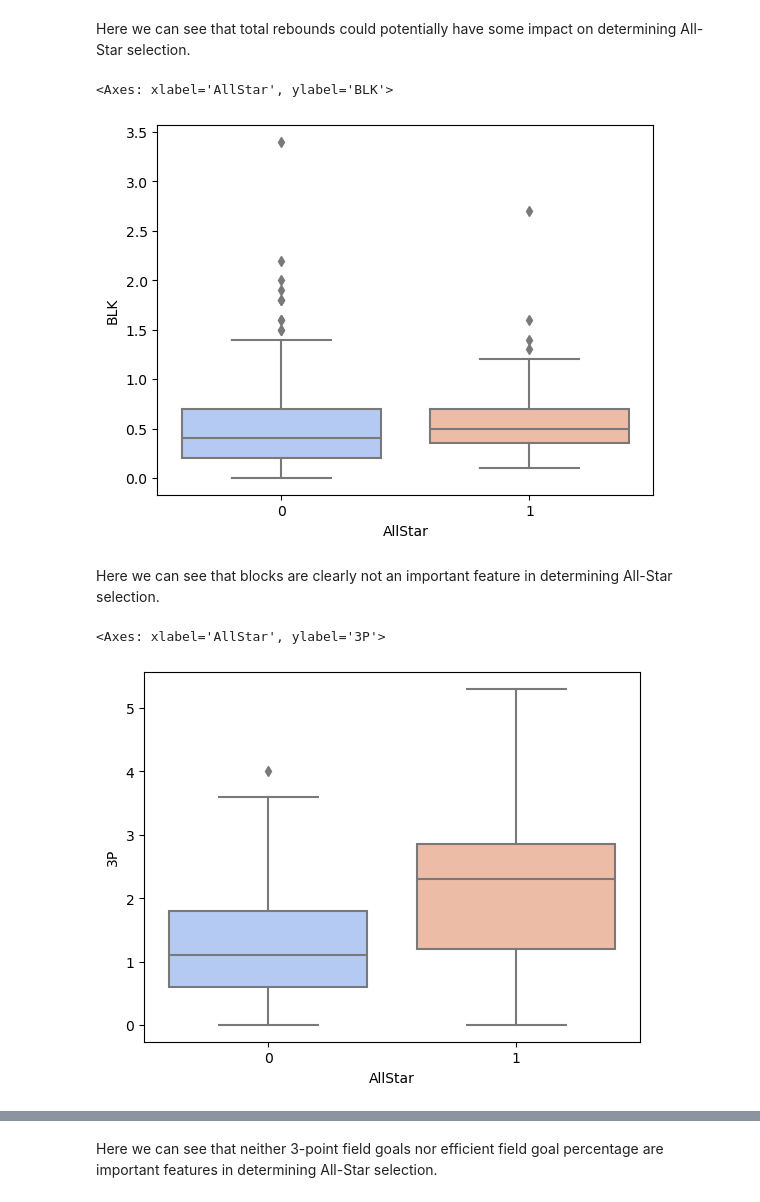
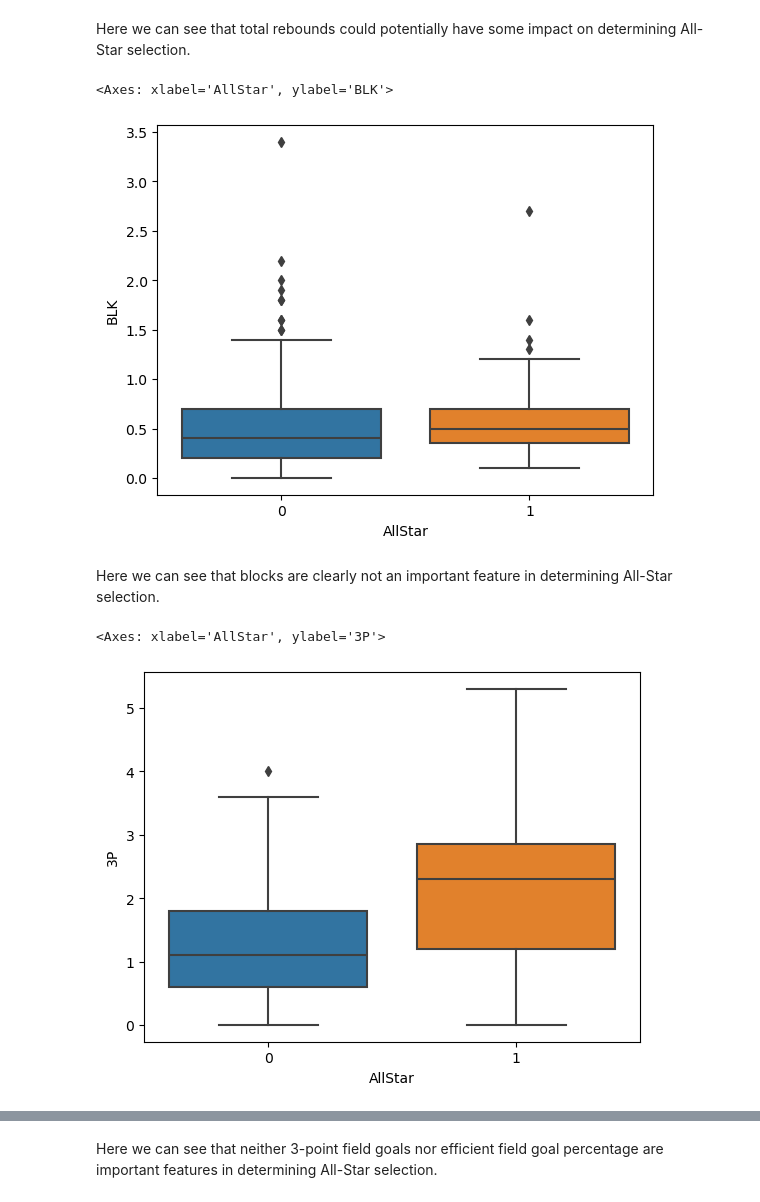
Before and after one commit to hamzatif/NBA-All-Stars, a Jupyter notebook: Project Workbook.ipynb, the cells around one changed output, grey strips where cells are left out. Saved outputs shown, nothing was run; the diff lists cells and outputs as text; code cells hidden in the pictures.

Commit message:
Did additional EDA, scaled features, trained 3 models on the data

```diff
--- a/Project Workbook.ipynb
+++ b/Project Workbook.ipynb
@@ -31,0 +58,3 @@ Index(['Player', 'Age', 'Team', 'Pos', 'G', 'GS', 'MP', 'FG', 'FGA', 'FG%',
+# %%
+df_2021['3P%'].fillna(0, inplace=True)
+df_2021['FT%'].fillna(0, inplace=True)
@@ -117,15 +168,15 @@ sns.boxplot(data=df_2021, x='AllStar', y='TRB', palette='coolwarm')
 # %% [markdown]
 Here we can see that total rebounds could potentially have some impact on determining All-Star selection.
 # %%
-sns.boxplot(data=df_2021, x='AllStar', y='BLK', palette='coolwarm')
+sns.boxplot(data=df_2021, x='AllStar', y='BLK')
 # %% [output]
 <Axes: xlabel='AllStar', ylabel='BLK'>
-[figure, old version]
+[figure, new version]
 # %% [markdown]
 Here we can see that blocks are clearly not an important feature in determining All-Star selection.
 # %%
-sns.boxplot(data=df_2021, x='AllStar', y='3P', palette='coolwarm')
+sns.boxplot(data=df_2021, x='AllStar', y='3P')
 # %% [output]
 <Axes: xlabel='AllStar', ylabel='3P'>
-[figure, old version]
+[figure, new version]
 # %%
```
Also changed, not shown: parts of 30 cells of this notebook.
